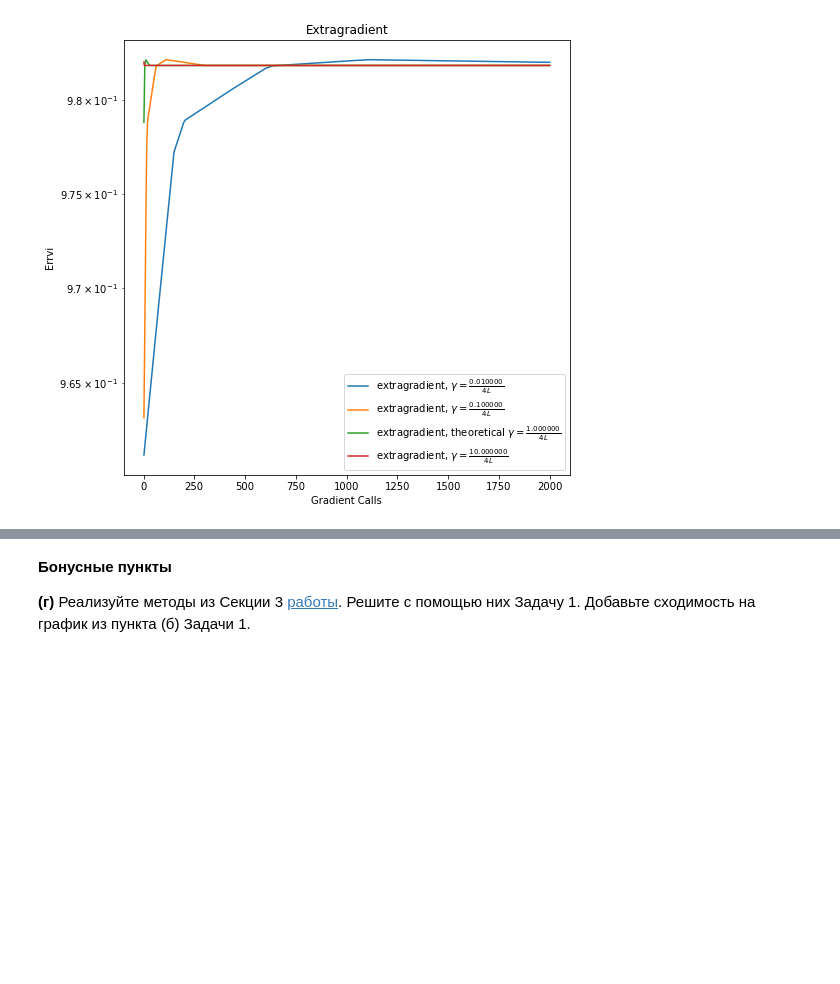
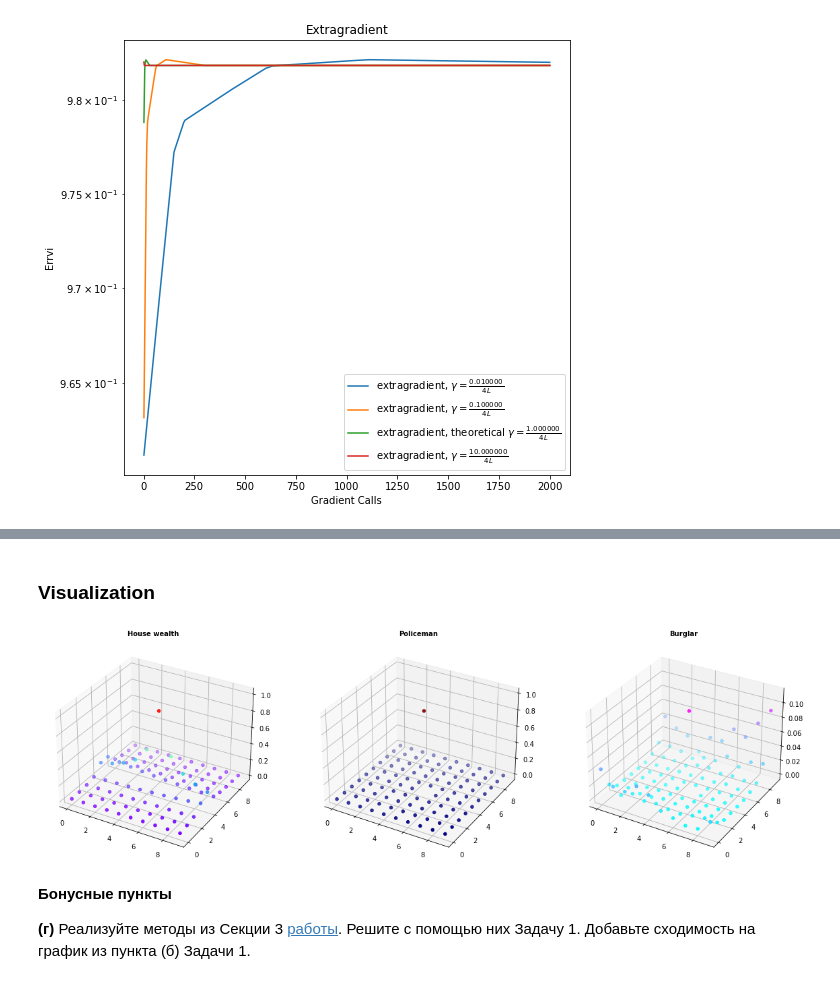
Before and after one commit to k2a07/MIPT-homeworks, a Jupyter notebook: Acharya_Kirill_Optimization_HW_8.ipynb, the cells around one changed output, grey strips where cells are left out. Drawn from its saved outputs; the diff is of its cells as text; code cells hidden in the pictures; blank space fills up the shorter version.

```diff
--- a/Acharya_Kirill_Optimization_HW_8.ipynb
+++ b/Acharya_Kirill_Optimization_HW_8.ipynb
@@ -330,6 +332,8 @@ opt.plot_graphs(x, y, x_label = "Gradient Calls", lines_labels = labels, title =
                 logscale = True, criteria_type = "Errvi")
 # %% [output]
 [figure]
+# %%
+smp_best_solution = smp_solutions[1]
 # %% [markdown]
 __(в)__ Решите билинейную задачу на симплексе с помощью нового метода и методов из Задачи 1. Как будете измерять сходимость? Возможно, в работах, из которых были взяты методы, найдется ответ. Постройте график сходимости. Визуализирйте полученный ответ, как это сделано в файле с лекциями. Сделайте вывод.
 # %%
@@ -403,3 +409,27 @@ opt.plot_graphs(x, y, x_label = "Gradient Calls", lines_labels = labels, title =
+# %% [markdown]
+### Visualization
+# %%
+import matplotlib.pyplot as plt
+from matplotlib import cm
+
+x_sol, y_sol = smp_best_solution
+
+X, Y = np.meshgrid(range(args['n']), range(args['n']))
+X, Y = X.ravel(), Y.ravel()
+
+fig, ax = plt.subplots(1, 3, subplot_kw={"projection": "3d"}, figsize = (20, 30))
+
+#plot
+ax[0].scatter(X, Y, w_arr, c=w_arr, cmap=cm.rainbow)
+ax[0].set_title(f"House wealth", fontsize = 10, fontweight='bold')
+ax[1].scatter(X, Y, x_sol, c=x_sol, cmap=cm.jet)
+ax[1].set_title(f"Policeman", fontsize = 10, fontweight='bold')
+ax[2].scatter(X, Y, y_sol, c=y_sol, cmap=cm.cool)
+ax[2].set_title(f"Burglar", fontsize = 10, fontweight='bold')
+
+plt.show()
+# %% [output]
+[figure, added]
 # %% [markdown]
 __Бонусные пункты__
 
```
Also changed, not shown: parts of 3 cells of this notebook.
